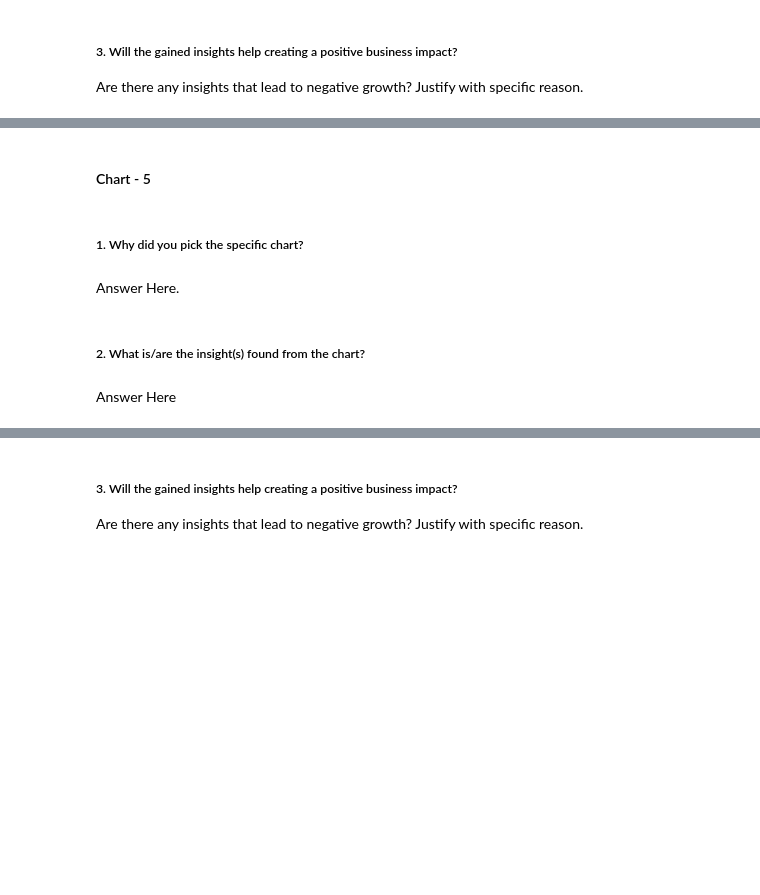
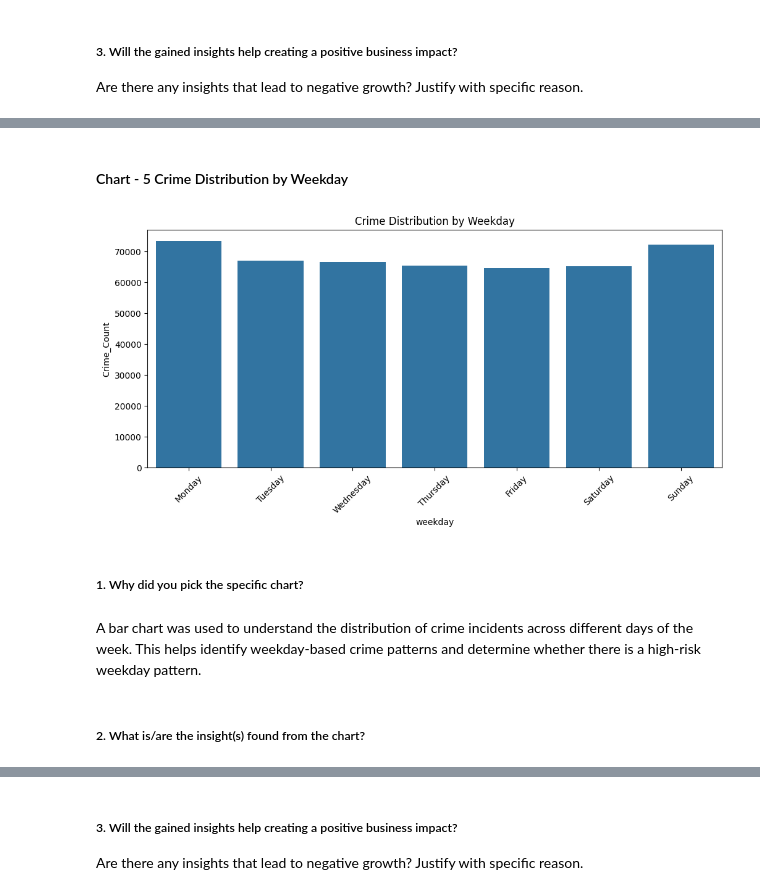
Before and after one commit to nibedita-26/crime_forecasting, a Jupyter notebook: notebook/ml_project.ipynb, the cells around one changed output, grey strips where cells are left out. Cells and saved outputs as stored; diff of their text form; code cells hidden in the pictures; blank space fills up the shorter version.

```diff
--- a/notebook/ml_project.ipynb
+++ b/notebook/ml_project.ipynb
@@ -595,2 +819,2 @@ Answer Here
 # %% [markdown]
-#### Chart - 5
+#### Chart - 5 Crime Distribution by Weekday
@@ -599,8 +821,26 @@ Answer Here
+# %%
+# Chart - 5 visualization code
+# creating the 'weekday' column from 'Date' column
+train_df['weekday'] = train_df['Date'].dt.day_name()
+# %%
+# creating the weekday crime data by aggregating day-wise crime counts
+weekday_crime = train_df.groupby('weekday').size().reset_index(name = 'Crime_Count')
+
+order = ['Monday', 'Tuesday', 'Wednesday', 'Thursday', 'Friday', 'Saturday', 'Sunday']
+
+plt.figure(figsize =(12,5))
+sns.barplot(data = weekday_crime, x = 'weekday', y = 'Crime_Count', order = order)
+plt.title('Crime Distribution by Weekday')
+plt.xticks(rotation = 45)
+
+plt.savefig('../outputs/crime_distribution_by_weekday')
+
+plt.show()
+# %% [output]
+[figure, added]
 # %% [markdown]
 ##### 1. Why did you pick the specific chart?
-# %% [markdown]
-Answer Here.
+# %% [markdown]
+A bar chart was used to understand the distribution of crime incidents across different days of the week. This helps identify weekday-based crime patterns and determine whether there is a high-risk weekday pattern.
 # %% [markdown]
 ##### 2. What is/are the insight(s) found from the chart?
-# %% [markdown]
-Answer Here
```
Also changed, not shown: parts of 34 cells of this notebook, 5 other files.
